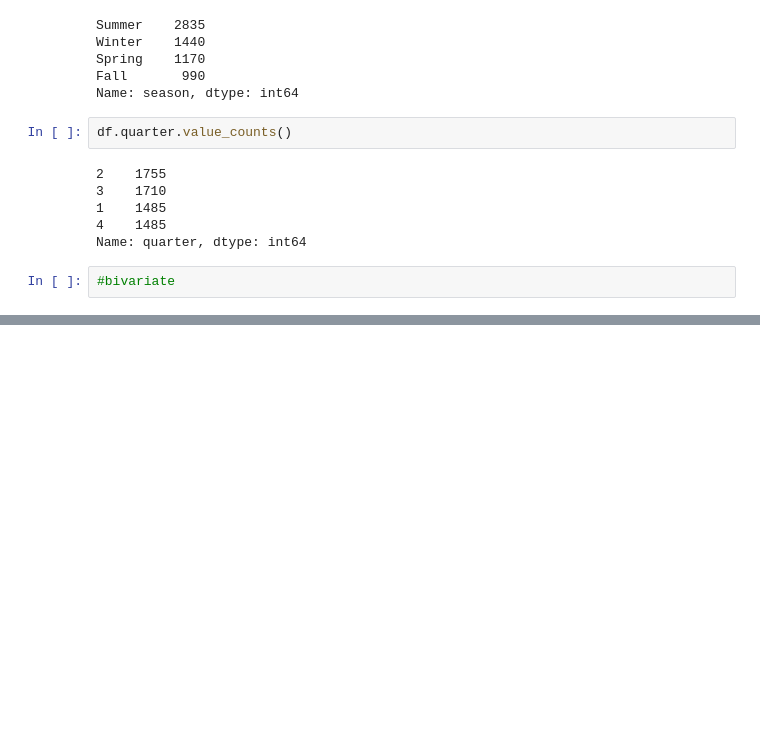
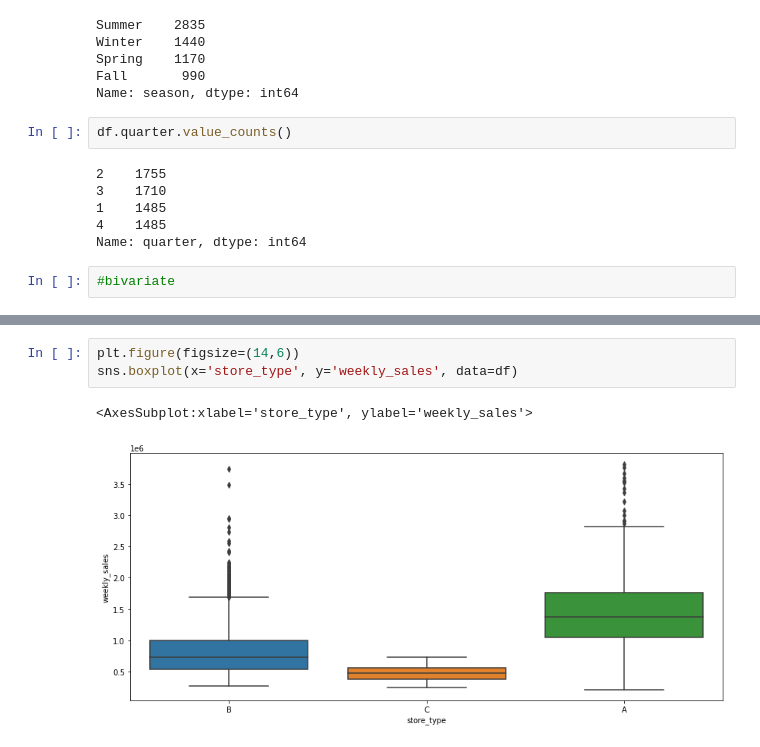
Before and after one commit to Attention-Walmart-Shoppers/capstone, a Jupyter notebook: Tasha Initial Notebook.ipynb, the cells around one changed output, grey strips where cells are left out. Drawn from its saved outputs; the diff is of its cells as text; blank space fills up the shorter version.

```diff
--- a/Tasha Initial Notebook.ipynb
+++ b/Tasha Initial Notebook.ipynb
@@ -172,0 +239,6 @@ num_col = joined.select_dtypes(include='number').columns
+# %%
+plt.figure(figsize=(14,6))
+sns.boxplot(x='store_type', y='weekly_sales', data=df)
+# %% [output]
+<AxesSubplot:xlabel='store_type', ylabel='weekly_sales'>
+[figure, added]
```
Also changed, not shown: parts of 15 cells of this notebook.
